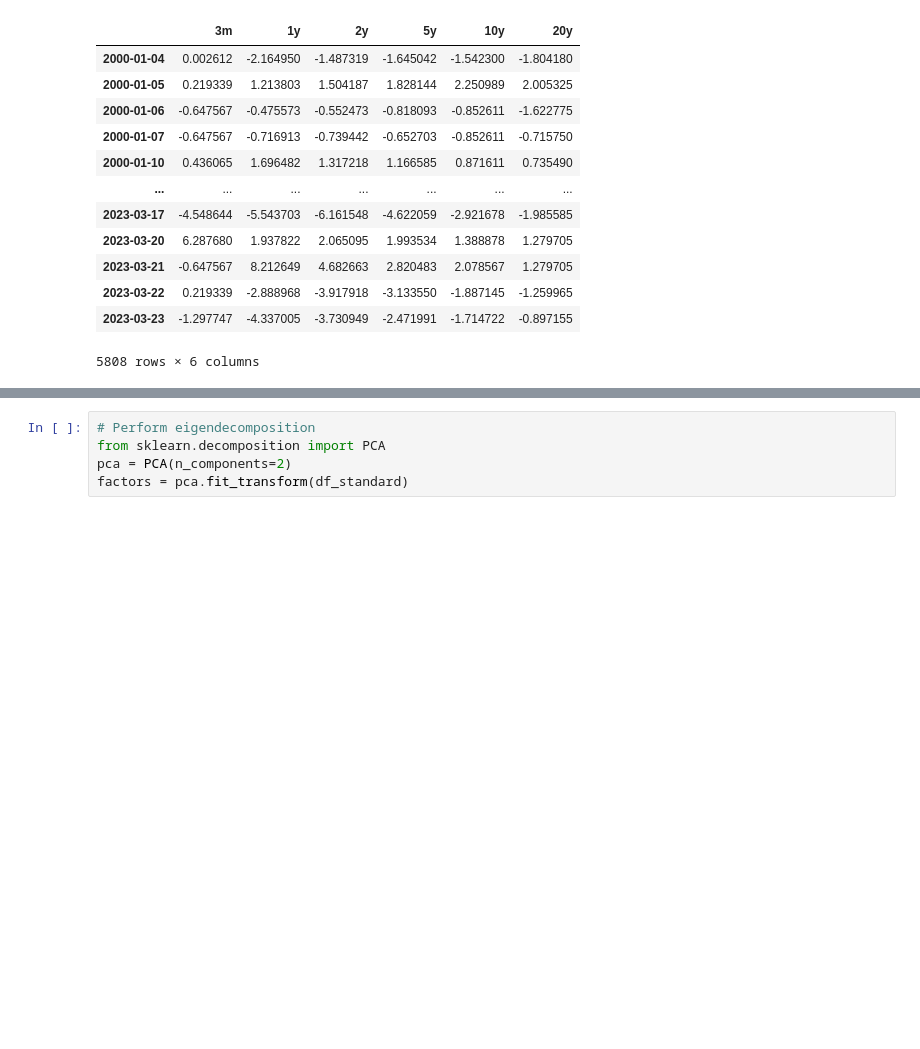
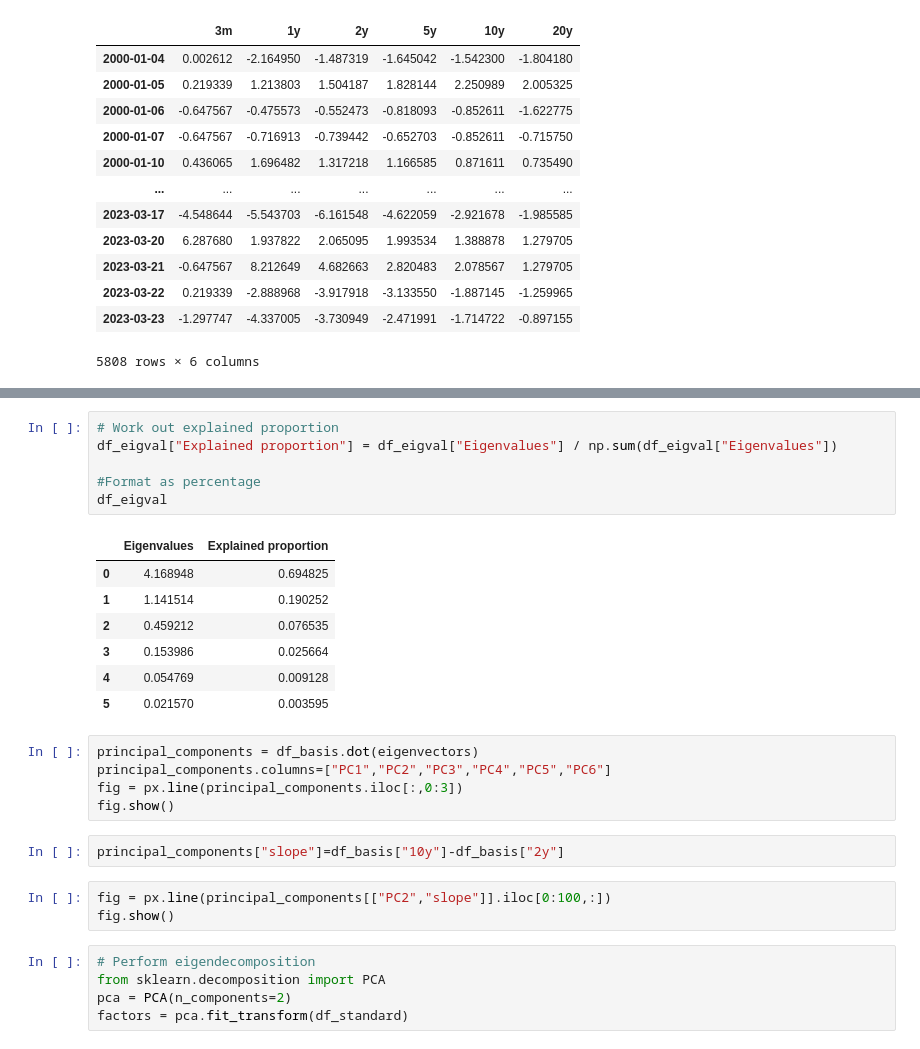
Before and after one commit to jisazac/pythonfinanzaseafit, a Jupyter notebook: Clase_9_riesgos.ipynb, the cells around one changed output, grey strips where cells are left out. Cells and saved outputs as stored; diff of their text form; blank space fills up the shorter version.

```diff
--- a/Clase_9_riesgos.ipynb
+++ b/Clase_9_riesgos.ipynb
@@ -118,3 +110,27 @@ fig.show()
+# %%
+# Work out explained proportion
+df_eigval["Explained proportion"] = df_eigval["Eigenvalues"] / np.sum(df_eigval["Eigenvalues"])
+
+#Format as percentage
+df_eigval
+# %% [output]
+|  | Eigenvalues | Explained proportion |
+| 0 | 4.168948 | 0.694825 |
+| 1 | 1.141514 | 0.190252 |
+| 2 | 0.459212 | 0.076535 |
+| 3 | 0.153986 | 0.025664 |
+| 4 | 0.054769 | 0.009128 |
+| 5 | 0.021570 | 0.003595 |
+# %%
+principal_components = df_basis.dot(eigenvectors)
+principal_components.columns=["PC1","PC2","PC3","PC4","PC5","PC6"]
+fig = px.line(principal_components.iloc[:,0:3])
+fig.show()
+# %%
+principal_components["slope"]=df_basis["10y"]-df_basis["2y"]
+# %%
+fig = px.line(principal_components[["PC2","slope"]].iloc[0:100,:])
+fig.show()
 # %%
 # Perform eigendecomposition
 from sklearn.decomposition import PCA
```
Also changed, not shown: parts of 3 cells of this notebook.
